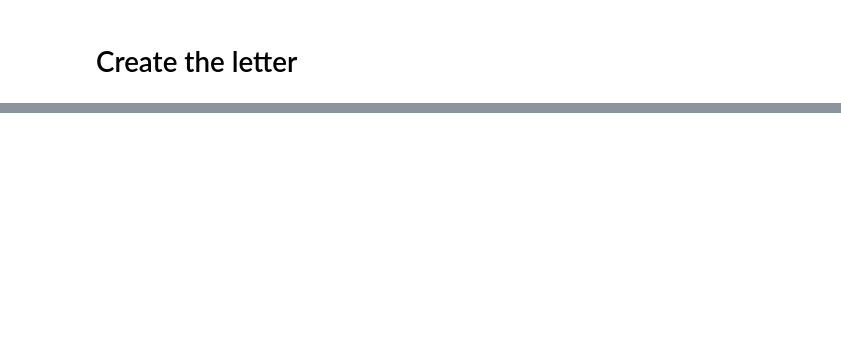
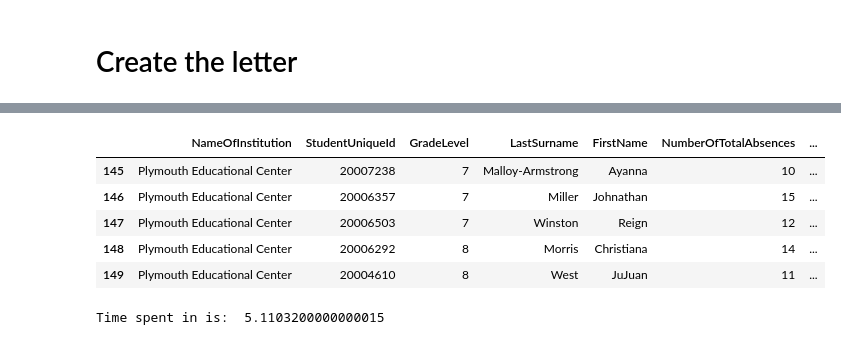
Before and after one commit to tianchu-shu/DataMade, a Jupyter notebook: Chronic_Absenteeism.ipynb, the cells around one changed output, grey strips where cells are left out. Cells and saved outputs as stored; diff of their text form; code cells hidden in the pictures; blank space fills up the shorter version.

```diff
--- a/Chronic_Absenteeism.ipynb
+++ b/Chronic_Absenteeism.ipynb
@@ -370,0 +451,19 @@ time.process_time() - t
+# %%
+mni = df[:150]
+# %%
+mni.tail()
+# %% [output]
+|  | NameOfInstitution | StudentUniqueId | GradeLevel | LastSurname | FirstName | NumberOfTotalAbsences | ... |
+| 145 | Plymouth Educational Center | 20007238 | 7 | Malloy-Armstrong | Ayanna | 10 | ... |
+| 146 | Plymouth Educational Center | 20006357 | 7 | Miller | Johnathan | 15 | ... |
+| 147 | Plymouth Educational Center | 20006503 | 7 | Winston | Reign | 12 | ... |
+| 148 | Plymouth Educational Center | 20006292 | 8 | Morris | Christiana | 14 | ... |
+| 149 | Plymouth Educational Center | 20004610 | 8 | West | JuJuan | 11 | ... |
+# %%
+start = time.clock()
+mni.apply(lambda x: build_a_letter(x), axis=1)
+elapsed = time.clock()
+elapsed = elapsed - start
+print("Time spent in is: ", elapsed)
+# %% [output]
+Time spent in is:  5.1103200000000015
```
Also changed, not shown: parts of 47 cells of this notebook.
